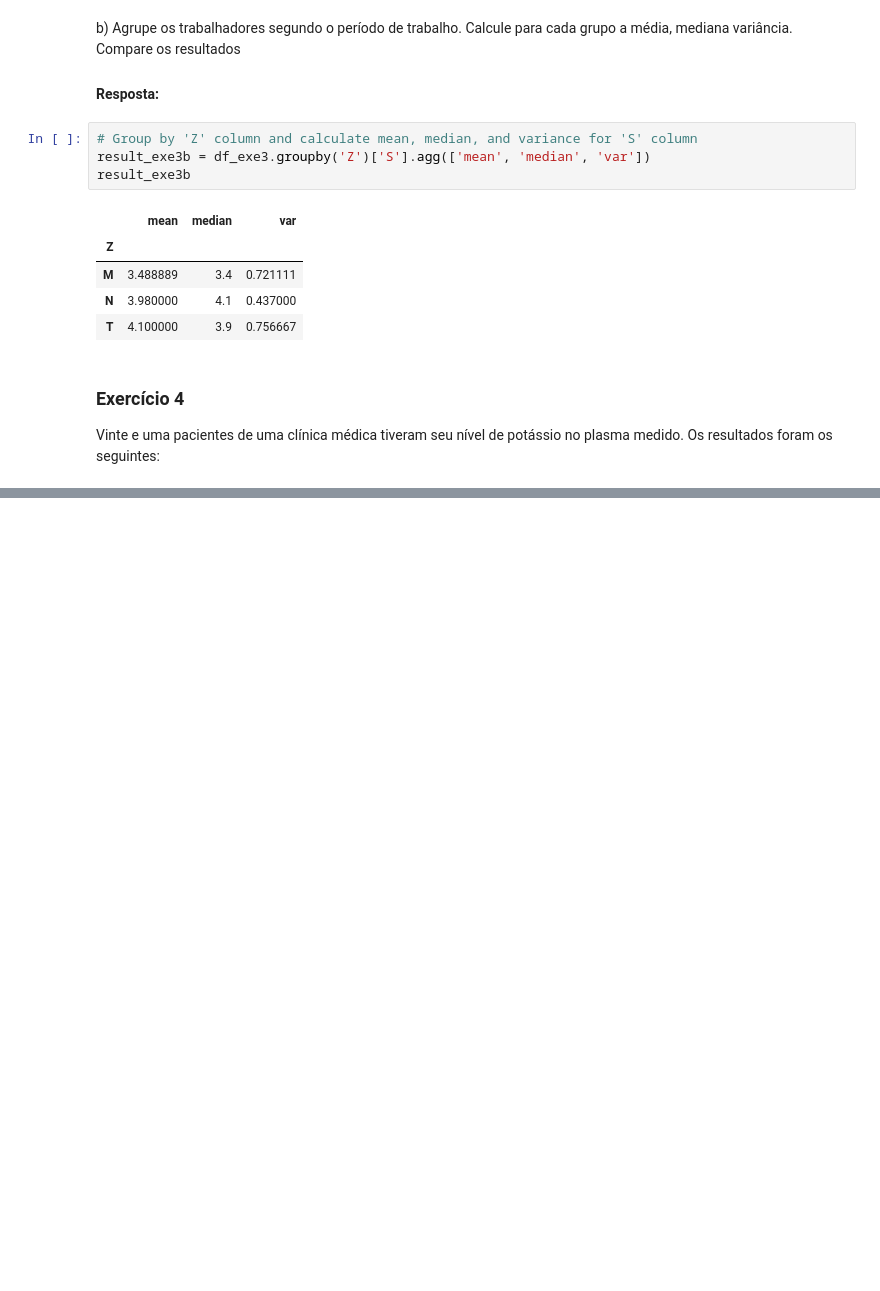
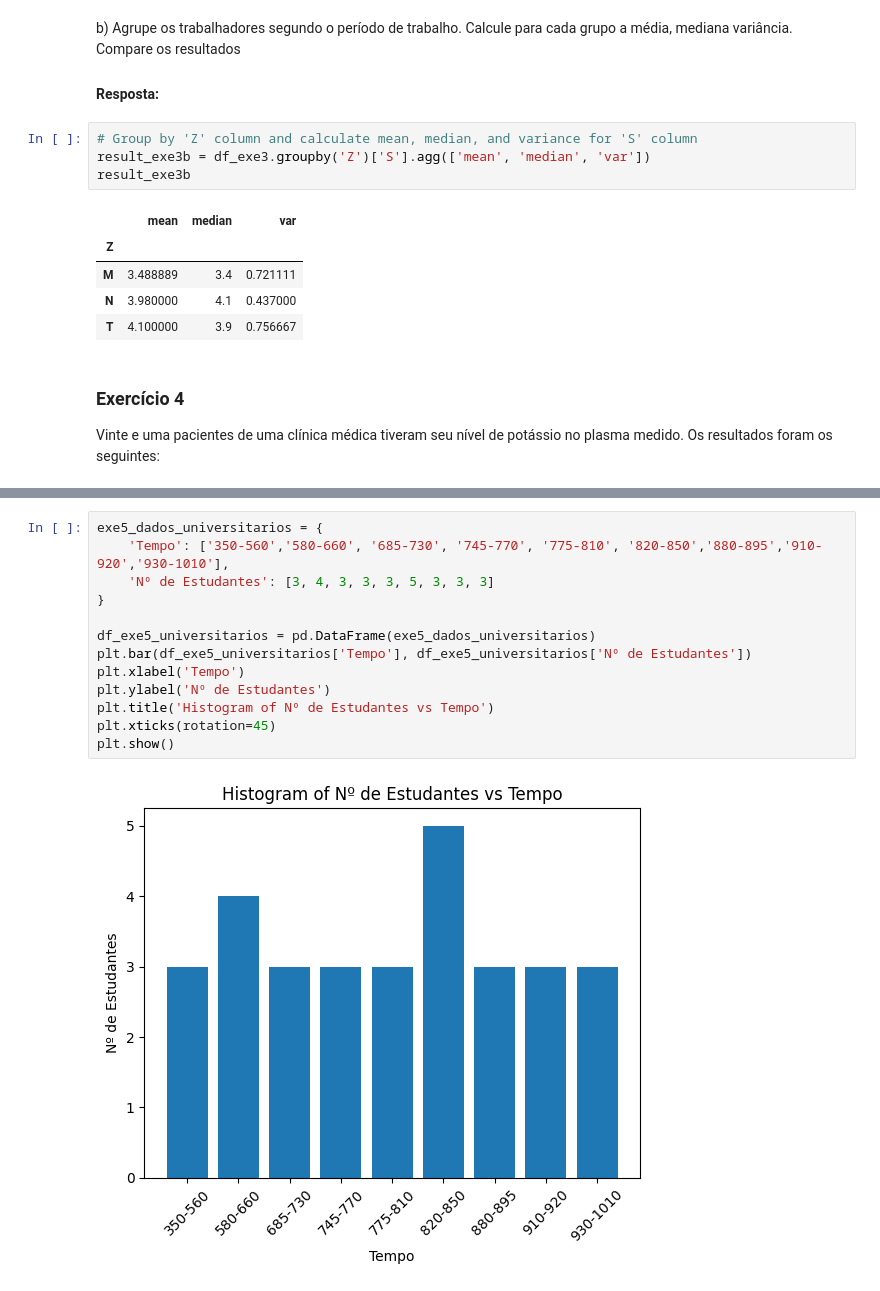
Before and after one commit to lucioew28/avaliacao_c2_a2_adac, a Jupyter notebook: main.ipynb, the cells around one changed output, grey strips where cells are left out. Cells and saved outputs as stored; diff of their text form; blank space fills up the shorter version.

```diff
--- a/main.ipynb
+++ b/main.ipynb
@@ -273,0 +317,15 @@ plt.show()
+# %%
+exe5_dados_universitarios = {
+    'Tempo': ['350-560','580-660', '685-730', '745-770', '775-810', '820-850','880-895','910-920','930-1010'],
+    'Nº de Estudantes': [3, 4, 3, 3, 3, 5, 3, 3, 3]
+}
+
+df_exe5_universitarios = pd.DataFrame(exe5_dados_universitarios)
+plt.bar(df_exe5_universitarios['Tempo'], df_exe5_universitarios['Nº de Estudantes'])
+plt.xlabel('Tempo')
+plt.ylabel('Nº de Estudantes')
+plt.title('Histogram of Nº de Estudantes vs Tempo')
+plt.xticks(rotation=45)
+plt.show()
+# %% [output]
+[figure, added]
```
Also changed, not shown: parts of 32 cells of this notebook.
